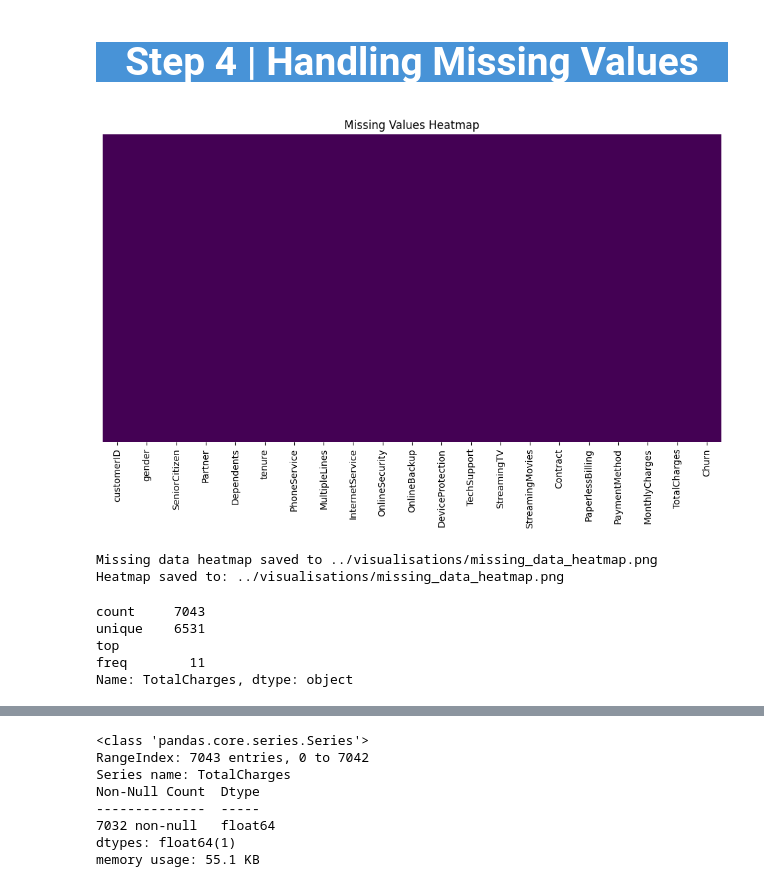
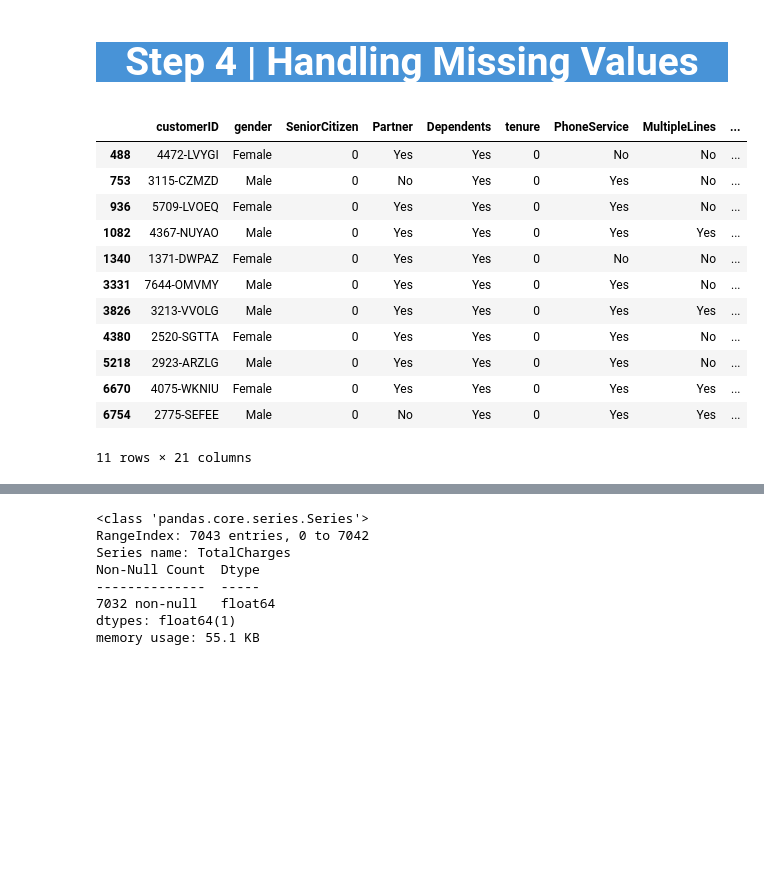
Before and after one commit to msms-dev/Telco-Customer-Churn, a Jupyter notebook: notebooks/2_Cleaning_Transform.ipynb, the cells around one changed output, grey strips where cells are left out. Cells and saved outputs as stored; diff of their text form; code cells hidden in the pictures; blank space fills up the shorter version.

```diff
--- a/notebooks/2_Cleaning_Transform.ipynb
+++ b/notebooks/2_Cleaning_Transform.ipynb
@@ -86,47 +86,31 @@ Columns containing service flags: []
 <a id="setup"></a>
 # <p style="background-color: #4893D7; font-family:calibri; color:white; font-size:140%; font-family:Verdana; text-align:center; border-radius:15px 50px;">Step 4 | Handling Missing Values</p>
 <a id="libraries"></a>
-# %%
-# Counting missing values for each column
-
-df.isnull().sum()
-## Visualising missing values (even though there are none, just showing ma skills and what would conventionally be beneficial
-
-plt.figure(figsize=(12,6))
-
-sns.heatmap(df.isnull(),
-            cbar=False,
-            cmap='viridis',
-            yticklabels=False)
-
-plt.title('Missing Values Heatmap')
-plt.show()
-
-
-
-# Save plot to the visualizations folder
-output_path = os.path.join("..", "visualisations", "missing_data_heatmap.png")
-print(f"Missing data heatmap saved to {output_path}")
-
-
-plt.savefig(output_path, bbox_inches='tight')
-plt.close()
-
-print(f"Heatmap saved to: {output_path}")
-# %% [output]
-[figure, removed]
-Missing data heatmap saved to ../visualisations/missing_data_heatmap.png
-Heatmap saved to: ../visualisations/missing_data_heatmap.png
 # %%
-# Need to investigate TotalCharges column which we found to be a) non-numeric, and b) include 11 missing values
+# Need to investigate TotalCharges column which we found to be a) non-numeric, and b) include 11 null-like missing values
 
-df['TotalCharges'].describe()
+custom_null_values = [
+    '', ' ', '   ', 'NA', 'na', 'Na', 'NaN', 'nan', 'Nan',
+    'null', 'NULL', 'Null', 'None', 'none'
+]
+
+mask = df.astype(str).isin(custom_null_values)
+rows_with_custom_nulls = df[mask.any(axis=1)]
+rows_with_custom_nulls
 # %% [output]
+|  | customerID | gender | SeniorCitizen | Partner | Dependents | tenure | PhoneService | MultipleLines | ... |
+| 488 | 4472-LVYGI | Female | 0 | Yes | Yes | 0 | No | No | ... |
+| 753 | 3115-CZMZD | Male | 0 | No | Yes | 0 | Yes | No | ... |
+| 936 | 5709-LVOEQ | Female | 0 | Yes | Yes | 0 | Yes | No | ... |
+| 1082 | 4367-NUYAO | Male | 0 | Yes | Yes | 0 | Yes | Yes | ... |
+| 1340 | 1371-DWPAZ | Female | 0 | Yes | Yes | 0 | No | No | ... |
+| 3331 | 7644-OMVMY | Male | 0 | Yes | Yes | 0 | Yes | No | ... |
+| 3826 | 3213-VVOLG | Male | 0 | Yes | Yes | 0 | Yes | Yes | ... |
+| 4380 | 2520-SGTTA | Female | 0 | Yes | Yes | 0 | Yes | No | ... |
+| 5218 | 2923-ARZLG | Male | 0 | Yes | Yes | 0 | Yes | No | ... |
+| 6670 | 4075-WKNIU | Female | 0 | Yes | Yes | 0 | Yes | Yes | ... |
+| 6754 | 2775-SEFEE | Male | 0 | No | Yes | 0 | Yes | Yes | ... |
-count     7043
-unique    6531
-top
-freq        11
-Name: TotalCharges, dtype: object
+11 rows × 21 columns
 # %%
 # Create function to convert to numeric column
 
```
Also changed, not shown: parts of 10 cells of this notebook, 1 other file.
